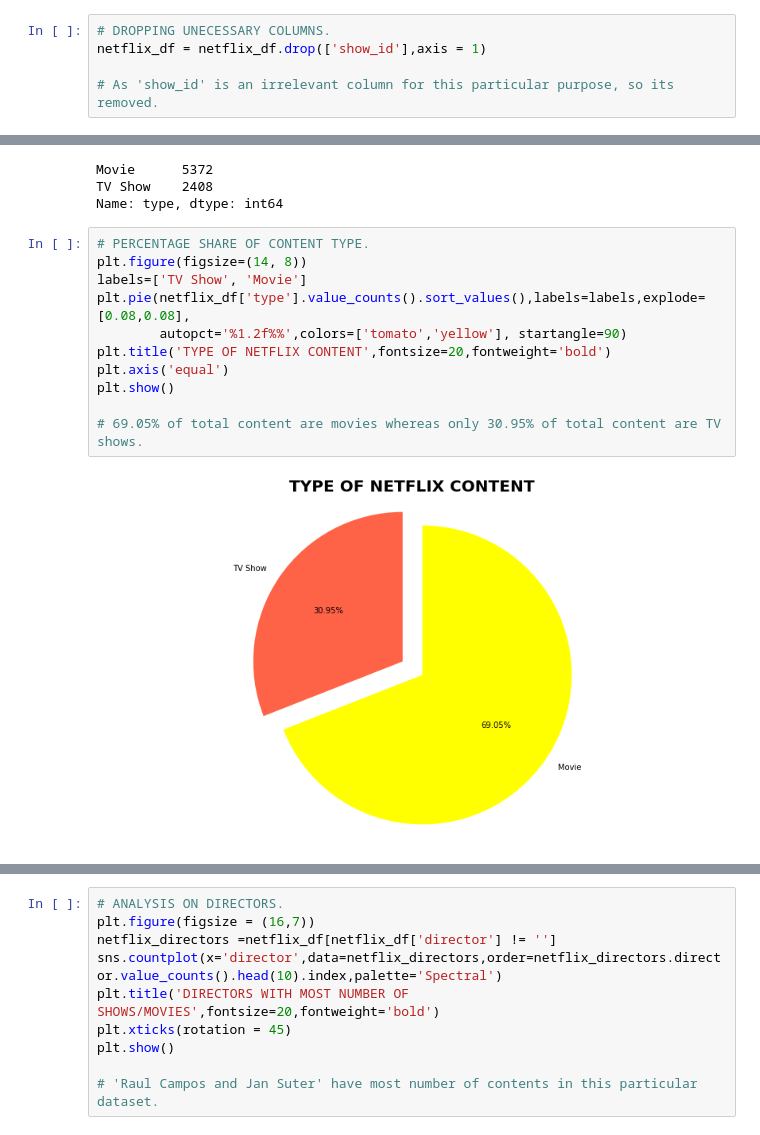
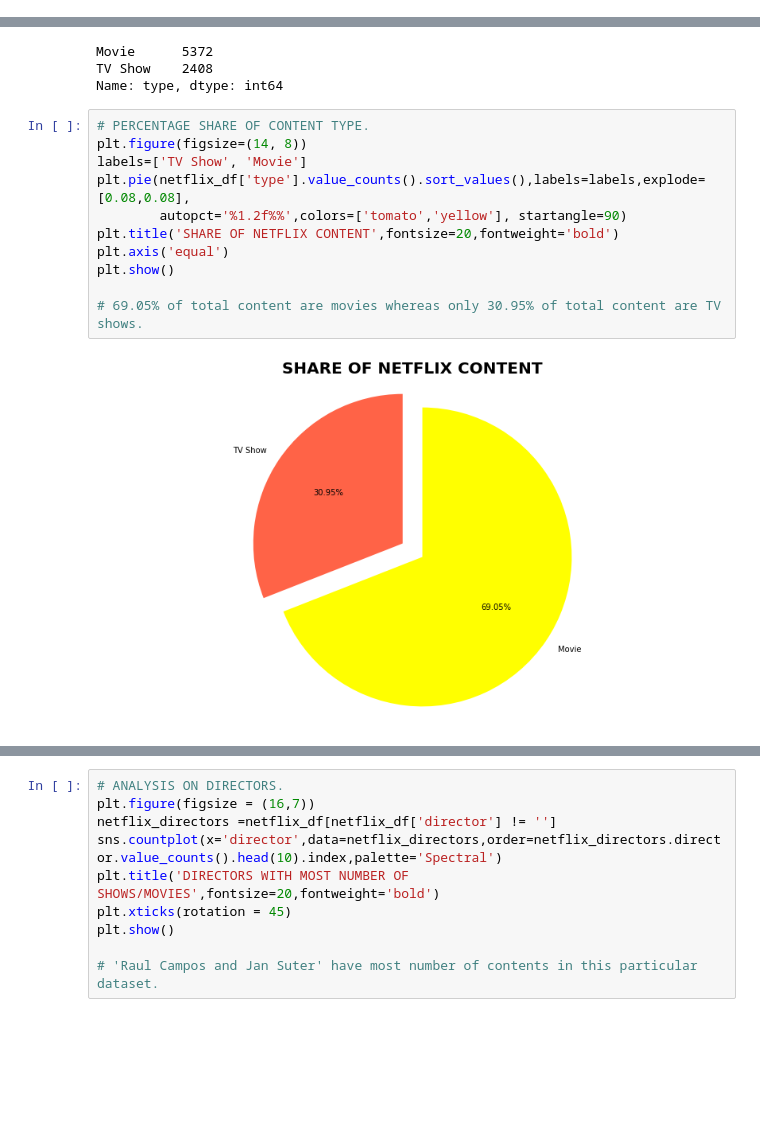
Before and after one commit to Arka1212/Netflix-Movies-And-TV-Shows-Clustering, a Jupyter notebook: NETFLIX_MOVIES_AND_TV_SHOWS_CLUSTERING.ipynb, the cells around one changed output, grey strips where cells are left out. Cells and saved outputs as stored; diff of their text form; blank space fills up the shorter version.

```diff
--- a/NETFLIX_MOVIES_AND_TV_SHOWS_CLUSTERING.ipynb
+++ b/NETFLIX_MOVIES_AND_TV_SHOWS_CLUSTERING.ipynb
@@ -290,11 +290,6 @@ duration        0
 listed_in       0
 description     0
 dtype: int64
-# %%
-# DROPPING UNECESSARY COLUMNS.
-netflix_df = netflix_df.drop(['show_id'],axis = 1)
-
-# As 'show_id' is an irrelevant column for this particular purpose, so its removed.
 # %% [markdown]
 ## **Exploratory Data Analysis (EDA)**
 # %%
@@ -312,16 +307,16 @@ Name: type, dtype: int64
 # %%
 # PERCENTAGE SHARE OF CONTENT TYPE.
 plt.figure(figsize=(14, 8))
 labels=['TV Show', 'Movie']
 plt.pie(netflix_df['type'].value_counts().sort_values(),labels=labels,explode=[0.08,0.08],
         autopct='%1.2f%%',colors=['tomato','yellow'], startangle=90)
-plt.title('TYPE OF NETFLIX CONTENT',fontsize=20,fontweight='bold')
+plt.title('SHARE OF NETFLIX CONTENT',fontsize=20,fontweight='bold')
 plt.axis('equal')
 plt.show()
 
 # 69.05% of total content are movies whereas only 30.95% of total content are TV shows.
 # %% [output]
-[figure, old version]
+[figure, new version]
 # %%
 # ANALYSIS OF TITLES OF CONTENT.
 plt.figure(figsize= (16, 8))
```
Also changed, not shown: parts of 7 cells of this notebook.
